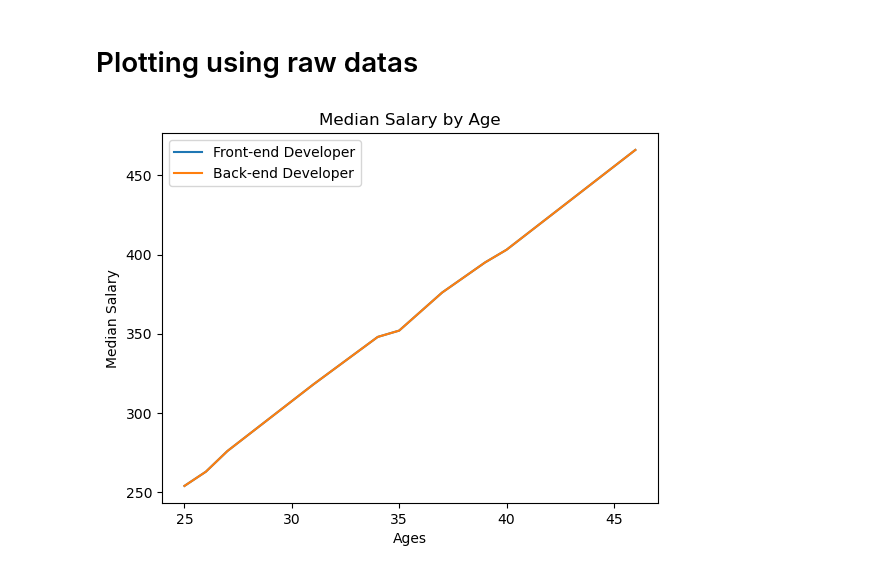
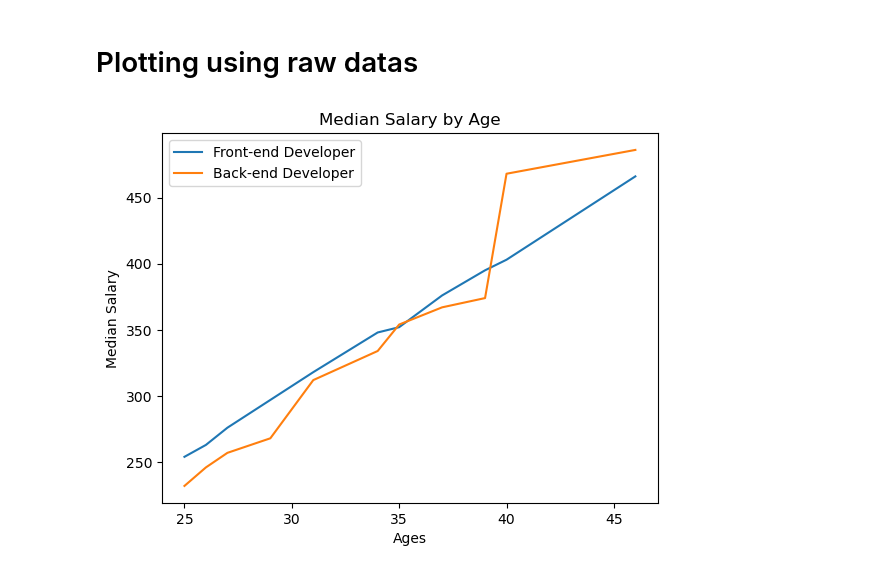
Before and after one commit to nishanlimbuchemjong/Matplotlib-for-ML-DL-AI, a Jupyter notebook: creating and customizing first plot.ipynb, the cells around one changed output. Saved outputs shown, nothing was run; the diff lists cells and outputs as text; code cells hidden in the pictures.

```diff
--- a/creating and customizing first plot.ipynb
+++ b/creating and customizing first plot.ipynb
@@ -4,20 +4,19 @@ import matplotlib.pyplot as plt
 # Plotting using raw datas
 # %%
 # raw data of frontend developer
-fx = [25, 26, 27, 29, 31, 34, 35, 37, 39, 40, 46]
+x = [25, 26, 27, 29, 31, 34, 35, 37, 39, 40, 46]
 fy = [254, 263, 276, 297, 318, 348, 352, 376, 395, 403, 466]
 # %%
 # Giving some titiles and labels to make it more informative
 plt.plot(fx, fy, label='Front-end Developer')
 
 # raw data of backend developer
-bx = [25, 26, 27, 29, 31, 34, 35, 37, 39, 40, 46]
-by = [254, 263, 276, 297, 318, 348, 352, 376, 395, 403, 466]
+by = [232, 246, 257, 268, 312, 334, 354, 367, 374, 468, 486]
 plt.plot(bx, by, label='Back-end Developer')
 plt.title('Median Salary by Age')
 plt.xlabel('Ages')
 plt.ylabel('Median Salary')
 plt.legend()
 plt.show()
 # %% [output]
-[figure, old version]
+[figure, new version]
```
Also changed, not shown: parts of 2 cells of this notebook.
